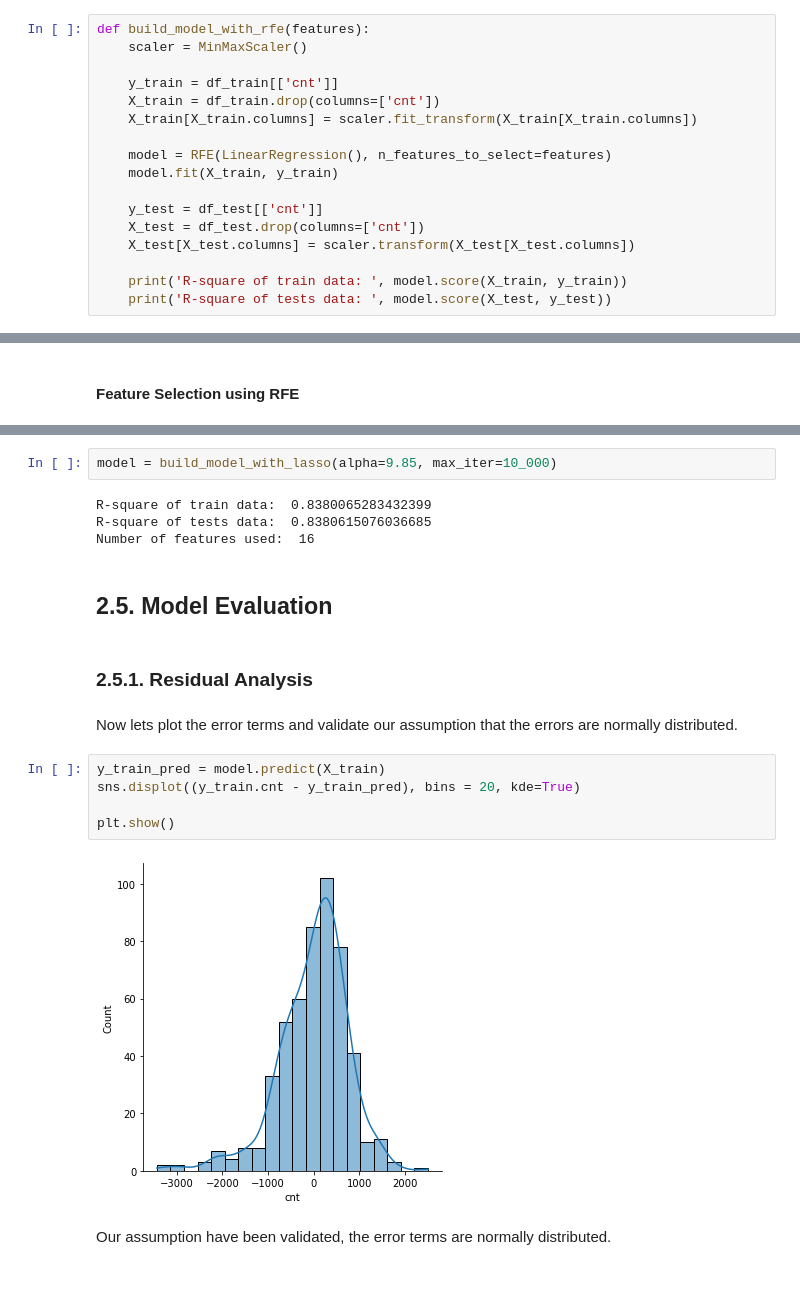
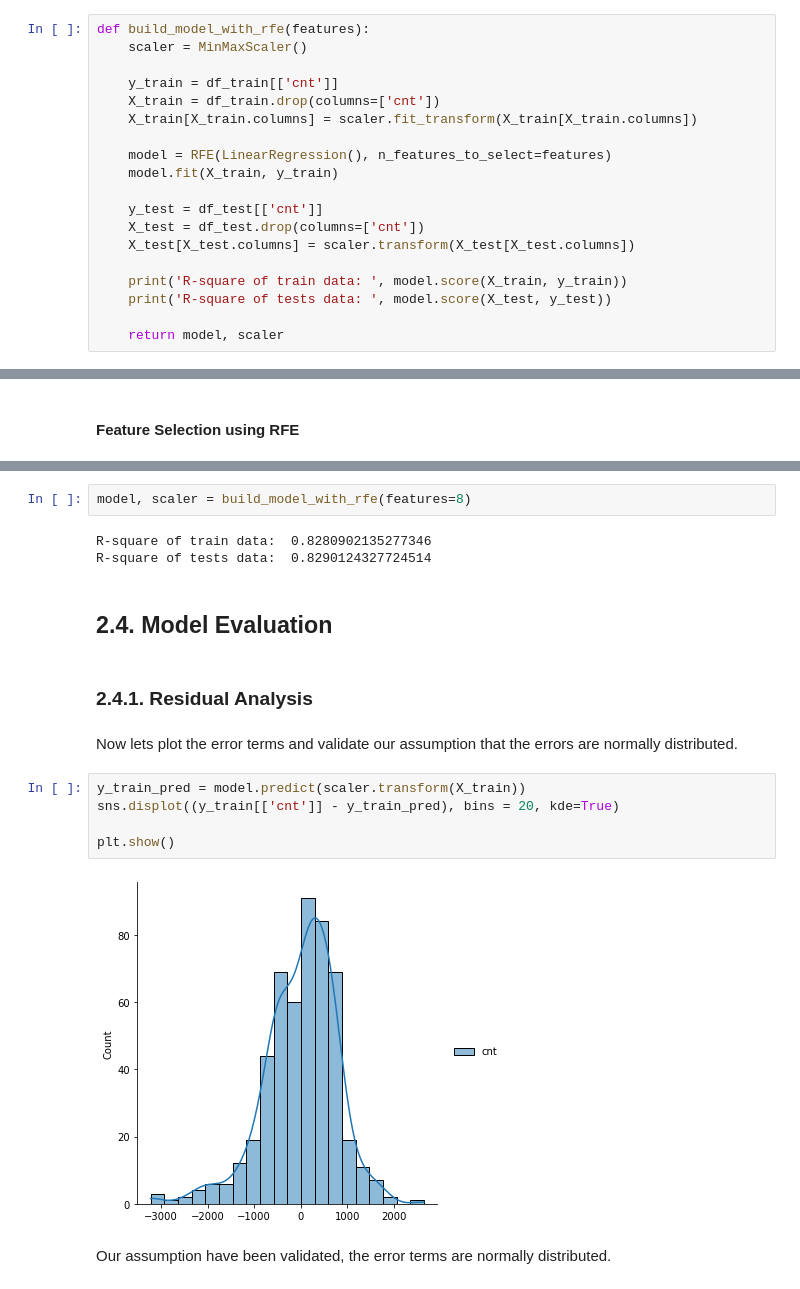
Before and after one commit to hendrauzia/ljmu-bsa, a Jupyter notebook: Bike Sharing Model.ipynb, the cells around one changed output, grey strips where cells are left out. Drawn from its saved outputs; the diff is of its cells as text.

Commit message:
Update notebook to fix the model.

```diff
--- a/Bike Sharing Model.ipynb
+++ b/Bike Sharing Model.ipynb
@@ -867,6 +862,8 @@ def build_model_with_rfe(features):
 
     print('R-square of train data: ', model.score(X_train, y_train))
     print('R-square of tests data: ', model.score(X_test, y_test))
+
+    return model, scaler
 # %% [markdown]
 #### Parameter Tuning
 # %% [markdown]
@@ -1115,22 +944,21 @@ Ridge provide a better R-square value, but Lasso provide a simpler model as it o
-# %%
-model = build_model_with_lasso(alpha=9.85, max_iter=10_000)
-# %% [output]
-R-square of train data:  0.8380065283432399
-R-square of tests data:  0.8380615076036685
-Number of features used:  16
+# %%
+model, scaler = build_model_with_rfe(features=8)
+# %% [output]
+R-square of train data:  0.8280902135277346
+R-square of tests data:  0.8290124327724514
 # %% [markdown]
-## 2.5. Model Evaluation
+## 2.4. Model Evaluation
 # %% [markdown]
-### 2.5.1. Residual Analysis
+### 2.4.1. Residual Analysis
 # %% [markdown]
 Now lets plot the error terms and validate our assumption that the errors are normally distributed.
 # %%
-y_train_pred = model.predict(X_train)
-sns.displot((y_train.cnt - y_train_pred), bins = 20, kde=True)
+y_train_pred = model.predict(scaler.transform(X_train))
+sns.displot((y_train[['cnt']] - y_train_pred), bins = 20, kde=True)
 
 plt.show()
 # %% [output]
-[figure, old version]
+[figure, new version]
 # %% [markdown]
 Our assumption have been validated, the error terms are normally distributed.
 # %% [markdown]
```
Also changed, not shown: parts of 80 cells of this notebook.
